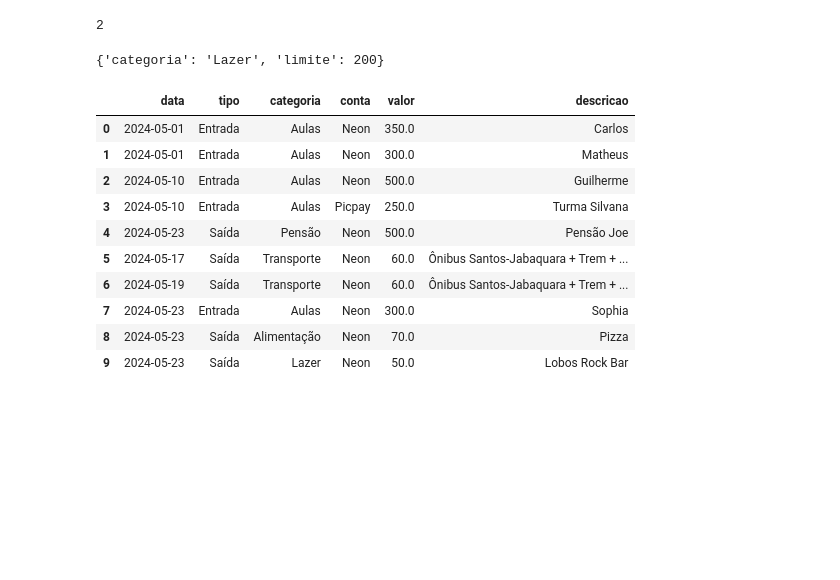
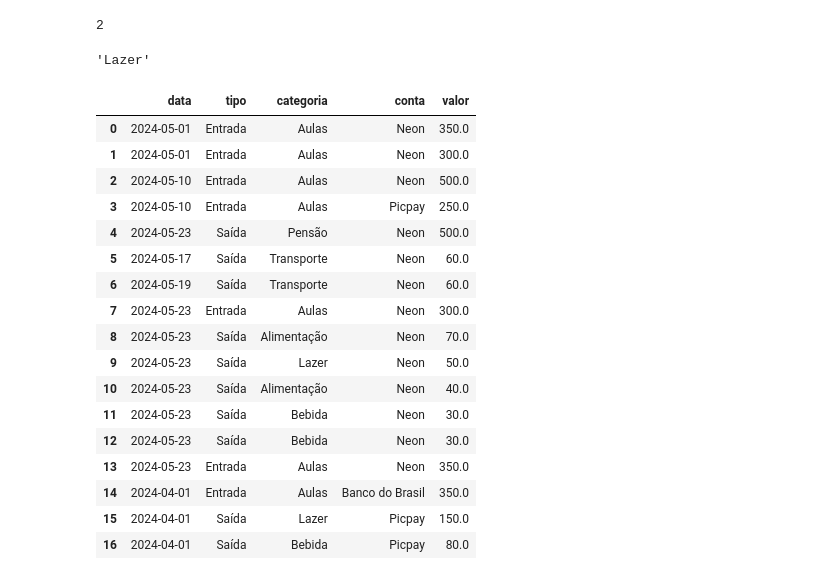
Before and after one commit to DS-Johnny/Fluxo_de_caixa, a Jupyter notebook: db_testes.ipynb, the cells around one changed output. Drawn from its saved outputs; the diff is of its cells as text; code cells hidden in the pictures; blank space fills up the shorter version.

```diff
--- a/db_testes.ipynb
+++ b/db_testes.ipynb
@@ -396,27 +396,34 @@ len(bars)
 # %% [output]
 2
 # %%
-bars[0]
+bars[0]['categoria']
 # %% [output]
-{'categoria': 'Lazer', 'limite': 200}
+'Lazer'
 # %%
 import db_manager as dbm
 import pandas as pd
 dados = dbm.consulta_base()
 df = pd.DataFrame(dados)
-df[['data','tipo','categoria','conta','valor','descricao']]
+df[['data','tipo','categoria','conta','valor',]]
 # %% [output]
-|  | data | tipo | categoria | conta | valor | descricao |
-| 0 | 2024-05-01 | Entrada | Aulas | Neon | 350.0 | Carlos |
-| 1 | 2024-05-01 | Entrada | Aulas | Neon | 300.0 | Matheus |
-| 2 | 2024-05-10 | Entrada | Aulas | Neon | 500.0 | Guilherme |
-| 3 | 2024-05-10 | Entrada | Aulas | Picpay | 250.0 | Turma Silvana |
-| 4 | 2024-05-23 | Saída | Pensão | Neon | 500.0 | Pensão Joe |
-| 5 | 2024-05-17 | Saída | Transporte | Neon | 60.0 | Ônibus Santos-Jabaquara + Trem + ... |
-| 6 | 2024-05-19 | Saída | Transporte | Neon | 60.0 | Ônibus Santos-Jabaquara + Trem + ... |
-| 7 | 2024-05-23 | Entrada | Aulas | Neon | 300.0 | Sophia |
-| 8 | 2024-05-23 | Saída | Alimentação | Neon | 70.0 | Pizza |
-| 9 | 2024-05-23 | Saída | Lazer | Neon | 50.0 | Lobos Rock Bar |
+|  | data | tipo | categoria | conta | valor |
+| 0 | 2024-05-01 | Entrada | Aulas | Neon | 350.0 |
+| 1 | 2024-05-01 | Entrada | Aulas | Neon | 300.0 |
+| 2 | 2024-05-10 | Entrada | Aulas | Neon | 500.0 |
+| 3 | 2024-05-10 | Entrada | Aulas | Picpay | 250.0 |
+| 4 | 2024-05-23 | Saída | Pensão | Neon | 500.0 |
+| 5 | 2024-05-17 | Saída | Transporte | Neon | 60.0 |
+| 6 | 2024-05-19 | Saída | Transporte | Neon | 60.0 |
+| 7 | 2024-05-23 | Entrada | Aulas | Neon | 300.0 |
+| 8 | 2024-05-23 | Saída | Alimentação | Neon | 70.0 |
+| 9 | 2024-05-23 | Saída | Lazer | Neon | 50.0 |
+| 10 | 2024-05-23 | Saída | Alimentação | Neon | 40.0 |
+| 11 | 2024-05-23 | Saída | Bebida | Neon | 30.0 |
+| 12 | 2024-05-23 | Saída | Bebida | Neon | 30.0 |
+| 13 | 2024-05-23 | Entrada | Aulas | Neon | 350.0 |
+| 14 | 2024-04-01 | Entrada | Aulas | Banco do Brasil | 350.0 |
+| 15 | 2024-04-01 | Saída | Lazer | Picpay | 150.0 |
+| 16 | 2024-04-01 | Saída | Bebida | Picpay | 80.0 |
 # %%
 df[df['categoria'] == "Lazer"]["valor"].sum()
 # %% [output]
```
Also changed, not shown: parts of 9 cells of this notebook, 3 other files.
